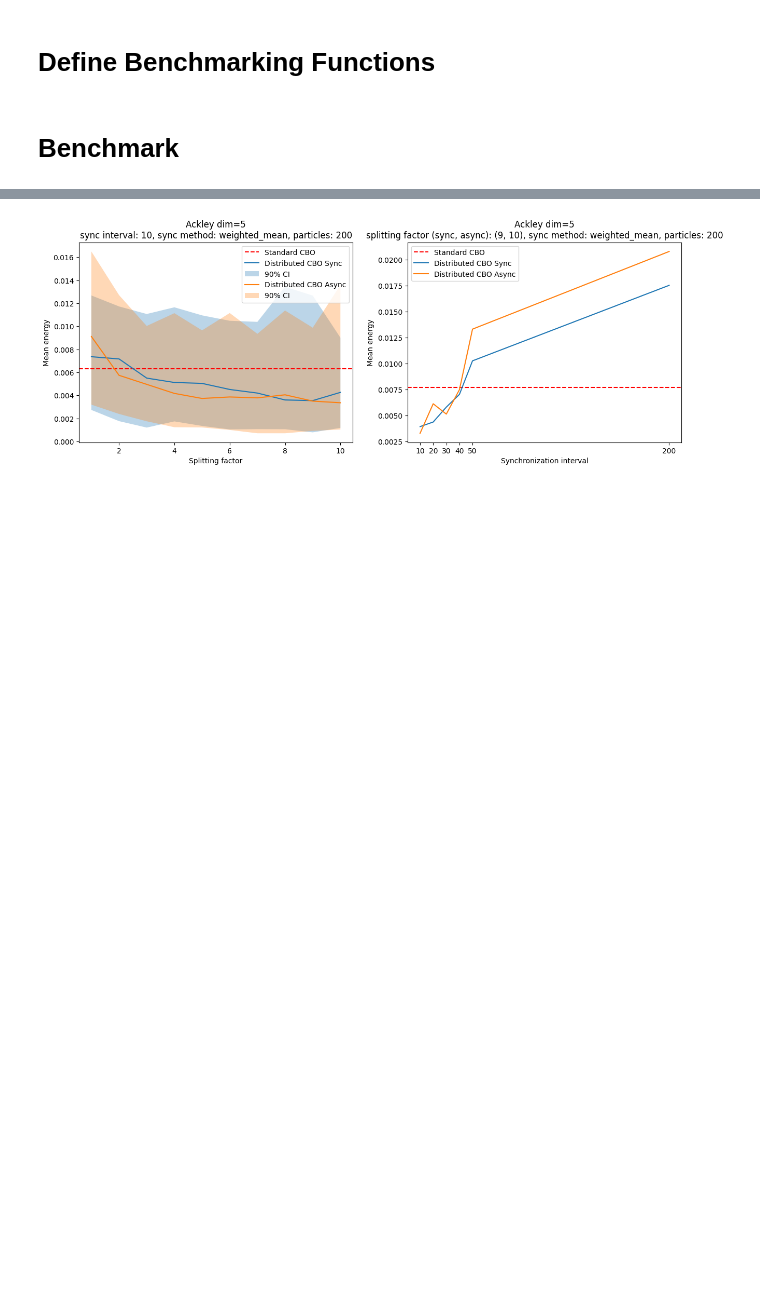
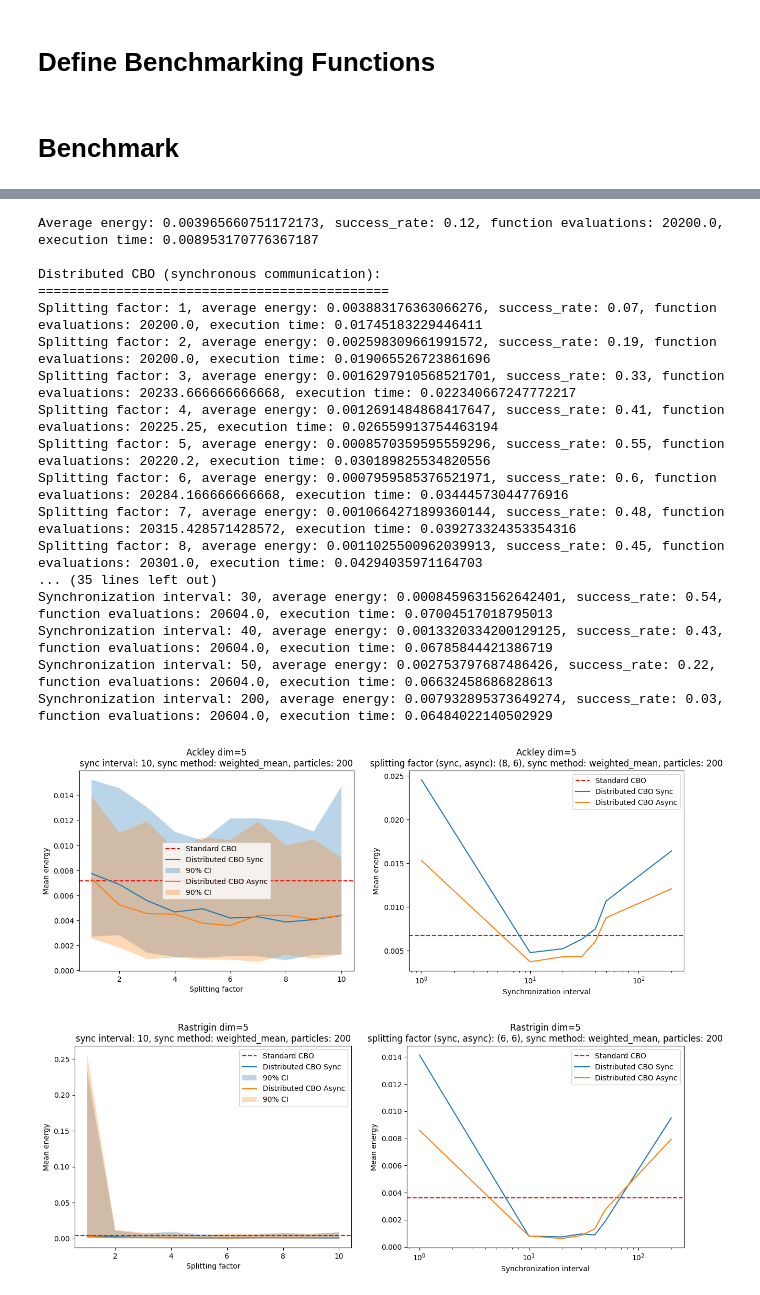
Before and after one commit to omareldeeb/CBXpy, a Jupyter notebook: docs/examples/distributed_cbo_benchmarks.ipynb, the cells around one changed output, grey strips where cells are left out. Drawn from its saved outputs; the diff is of its cells as text; code cells hidden in the pictures; blank space fills up the shorter version.

Commit message:
Update distributed cbo notebook

```diff
--- a/docs/examples/distributed_cbo_benchmarks.ipynb
+++ b/docs/examples/distributed_cbo_benchmarks.ipynb
@@ -42,7 +45,8 @@ def benchmark_distributed_cbo_splitting_factor(
     num_steps: int,
     use_async_communication: bool = False,
     axs=None,
-    fmin=0
+    fmin: float =0,
+    success_eps: float = 1e-6
 ):
     energy_means = []
     execution_times = []
@@ -75,7 +79,7 @@ def benchmark_distributed_cbo_splitting_factor(
             execution_times.append(tock - tick)
 
             # Check if we found true minimum
-            if abs(current_energies[-1] - fmin) < 1e-3:
+            if abs(current_energies[-1] - fmin) < success_eps:
                 success_rates[splitting_factor] += 1
 
             function_evaluations.append(dyn.num_f_eval())
@@ -94,7 +98,7 @@ def benchmark_distributed_cbo_splitting_factor(
         # Plot shaded confidence interval for energy from 10th to 90th percentile
         axs.fill_between(list(range(1, max_splitting_factor + 1)), quantile_10, quantile_90, alpha=0.3, label='90% CI')
 
-    return np.argmin(energy_means) + 1
+    return int(np.argmin(energy_means) + 1)
 # %%
 def benchmark_distributed_cbo_synchronization_interval(
     f: callable,
@@ -154,8 +158,9 @@ def benchmark_distributed_cbo_synchronization_interval(
 
     if axs is not None:
         async_label = 'Async' if use_async_communication else 'Sync'
+        axs.set_xscale('log')
         axs.plot(synchronization_intervals, energy_means, label=f'Distributed CBO {async_label}')
-        axs.set_xticks(synchronization_intervals)
+        # axs.set_xticks(synchronization_intervals)
         # Plot shaded confidence interval for energy from 10th to 90th percentile
         # axs.fill_between(synchronization_intervals, quantile_10, quantile_90, alpha=0.3, label='90% CI')
 # %%
@@ -308,7 +313,7 @@ def run_experiment(
         num_runs=NUM_RUNS,
         splitting_factor=best_splitting_factor_sync,
         max_particles=n,
-        synchronization_intervals=[10, 20, 30, 40, 50, 200],
+        synchronization_intervals=[1, 10, 20, 30, 40, 50, 200],
         synchronization_method=SYNCHRONIZATION_METHOD,
         num_steps=100,
         axs=axs[1]
@@ -324,7 +329,7 @@ def run_experiment(
         num_runs=NUM_RUNS,
         splitting_factor=best_splitting_factor_async,
         max_particles=n,
-        synchronization_intervals=[10, 20, 30, 40, 50, 200],
+        synchronization_intervals=[1, 10, 20, 30, 40, 50, 200],
         synchronization_method=SYNCHRONIZATION_METHOD,
         num_steps=100,
         axs=axs[1]
@@ -469,5 +588,6 @@ Synchronization interval: 200, average energy: 0.38254807050056217, success_rate
 # %%
 run_experiment(Ackley(), d=5, n=200)
+run_experiment(Rastrigin(), d=5, n=200)
 # %% [output]
 Standard CBO:
 =============
@@ -489,3 +609,21 @@ Synchronization interval: 200, average energy: 0.020770412356033052, success_rat
+Average energy: 0.003965660751172173, success_rate: 0.12, function evaluations: 20200.0, execution time: 0.008953170776367187
+
+Distributed CBO (synchronous communication):
+=============================================
+Splitting factor: 1, average energy: 0.003883176363066276, success_rate: 0.07, function evaluations: 20200.0, execution time: 0.01745183229446411
+Splitting factor: 2, average energy: 0.002598309661991572, success_rate: 0.19, function evaluations: 20200.0, execution time: 0.019065526723861696
+Splitting factor: 3, average energy: 0.0016297910568521701, success_rate: 0.33, function evaluations: 20233.666666666668, execution time: 0.022340667247772217
+Splitting factor: 4, average energy: 0.0012691484868417647, success_rate: 0.41, function evaluations: 20225.25, execution time: 0.026559913754463194
+Splitting factor: 5, average energy: 0.0008570359595559296, success_rate: 0.55, function evaluations: 20220.2, execution time: 0.030189825534820556
+Splitting factor: 6, average energy: 0.0007959585376521971, success_rate: 0.6, function evaluations: 20284.166666666668, execution time: 0.03444573044776916
+Splitting factor: 7, average energy: 0.0010664271899360144, success_rate: 0.48, function evaluations: 20315.428571428572, execution time: 0.039273324353354316
+Splitting factor: 8, average energy: 0.0011025500962039913, success_rate: 0.45, function evaluations: 20301.0, execution time: 0.04294035971164703
+... (35 lines left out)
+Synchronization interval: 30, average energy: 0.0008459631562642401, success_rate: 0.54, function evaluations: 20604.0, execution time: 0.07004517018795013
+Synchronization interval: 40, average energy: 0.0013320334200129125, success_rate: 0.43, function evaluations: 20604.0, execution time: 0.06785844421386719
+Synchronization interval: 50, average energy: 0.002753797687486426, success_rate: 0.22, function evaluations: 20604.0, execution time: 0.06632458686828613
+Synchronization interval: 200, average energy: 0.007932895373649274, success_rate: 0.03, function evaluations: 20604.0, execution time: 0.06484022140502929
-[figure, old version]
+[figure, new version]
+[figure, added]
 # %%
 run_experiment(Ackley(), d=10, n=200)
```
Also changed, not shown: parts of 14 cells of this notebook.
